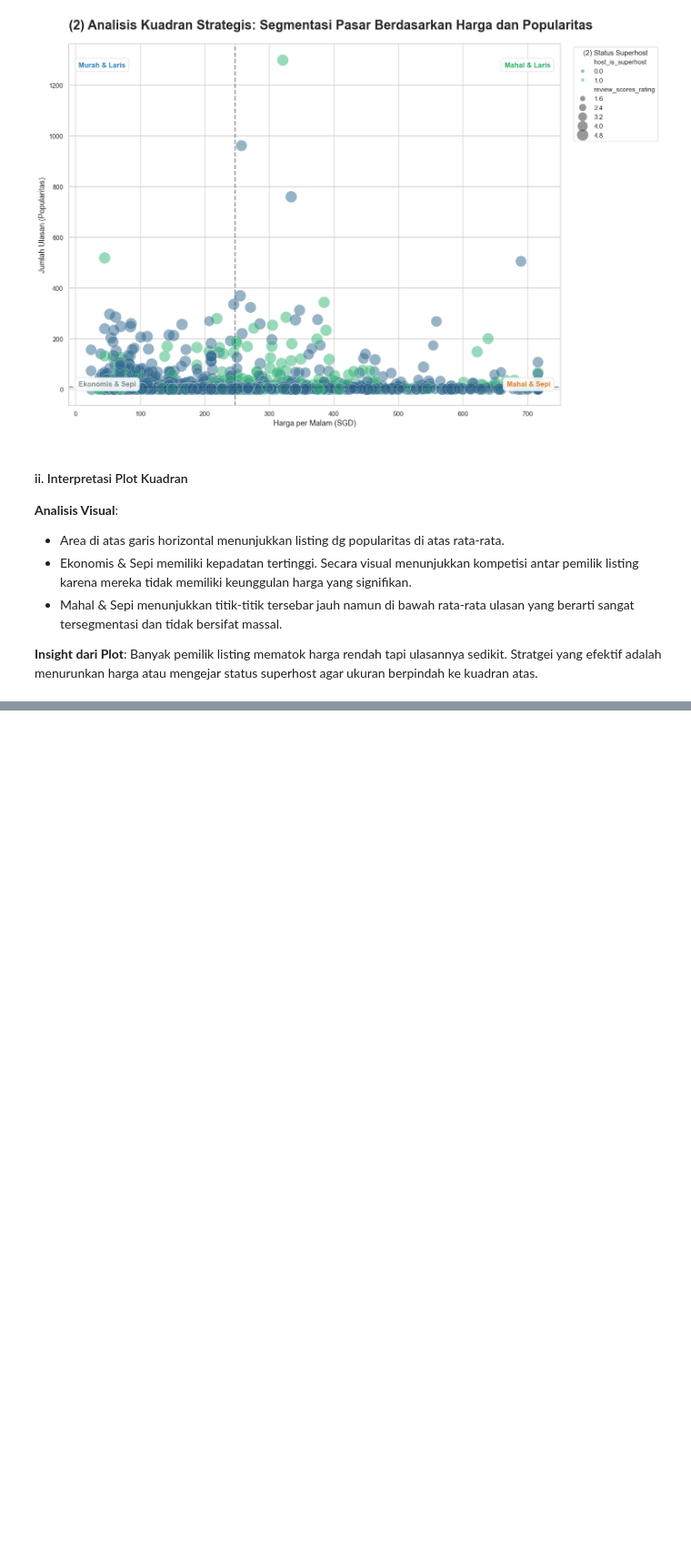
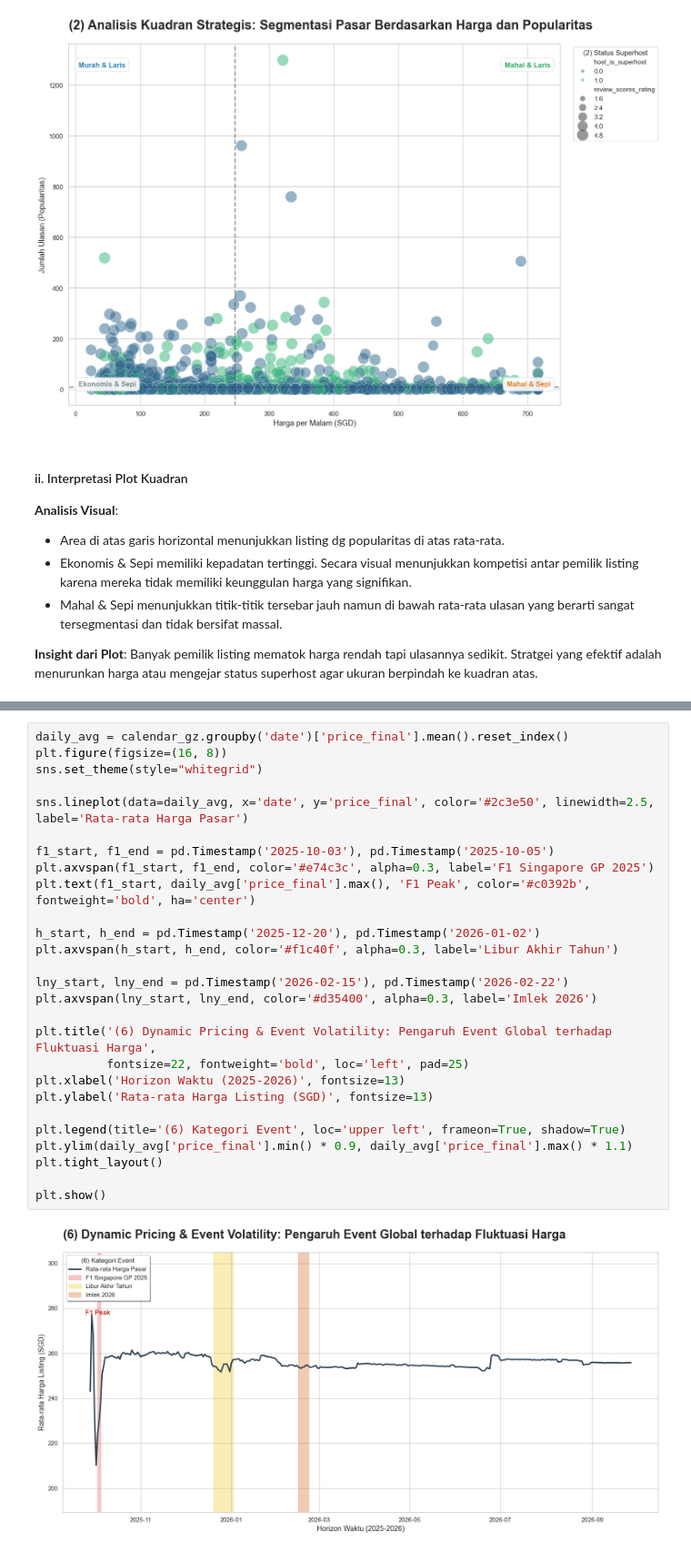
Before and after one commit to gacoanphilia/redo-tsdw, a Jupyter notebook: notebooks/final_project.ipynb, the cells around one changed output, grey strips where cells are left out. Shown at 91% size. Drawn from its saved outputs; the diff is of its cells as text; blank space fills up the shorter version.

```diff
--- a/notebooks/final_project.ipynb
+++ b/notebooks/final_project.ipynb
@@ -462,0 +597,29 @@ Banyak pemilik listing mematok harga rendah tapi ulasannya sedikit. Stratgei yan
+# %%
+daily_avg = calendar_gz.groupby('date')['price_final'].mean().reset_index()
+plt.figure(figsize=(16, 8))
+sns.set_theme(style="whitegrid")
+
+sns.lineplot(data=daily_avg, x='date', y='price_final', color='#2c3e50', linewidth=2.5, label='Rata-rata Harga Pasar')
+
+f1_start, f1_end = pd.Timestamp('2025-10-03'), pd.Timestamp('2025-10-05')
+plt.axvspan(f1_start, f1_end, color='#e74c3c', alpha=0.3, label='F1 Singapore GP 2025')
+plt.text(f1_start, daily_avg['price_final'].max(), 'F1 Peak', color='#c0392b', fontweight='bold', ha='center')
+
+h_start, h_end = pd.Timestamp('2025-12-20'), pd.Timestamp('2026-01-02')
+plt.axvspan(h_start, h_end, color='#f1c40f', alpha=0.3, label='Libur Akhir Tahun')
+
+lny_start, lny_end = pd.Timestamp('2026-02-15'), pd.Timestamp('2026-02-22')
+plt.axvspan(lny_start, lny_end, color='#d35400', alpha=0.3, label='Imlek 2026')
+
+plt.title('(6) Dynamic Pricing & Event Volatility: Pengaruh Event Global terhadap Fluktuasi Harga',
+          fontsize=22, fontweight='bold', loc='left', pad=25)
+plt.xlabel('Horizon Waktu (2025-2026)', fontsize=13)
+plt.ylabel('Rata-rata Harga Listing (SGD)', fontsize=13)
+
+plt.legend(title='(6) Kategori Event', loc='upper left', frameon=True, shadow=True)
+plt.ylim(daily_avg['price_final'].min() * 0.9, daily_avg['price_final'].max() * 1.1)
+plt.tight_layout()
+
+plt.show()
+# %% [output]
+[figure, added]
```
Also changed, not shown: parts of 5 cells of this notebook.
